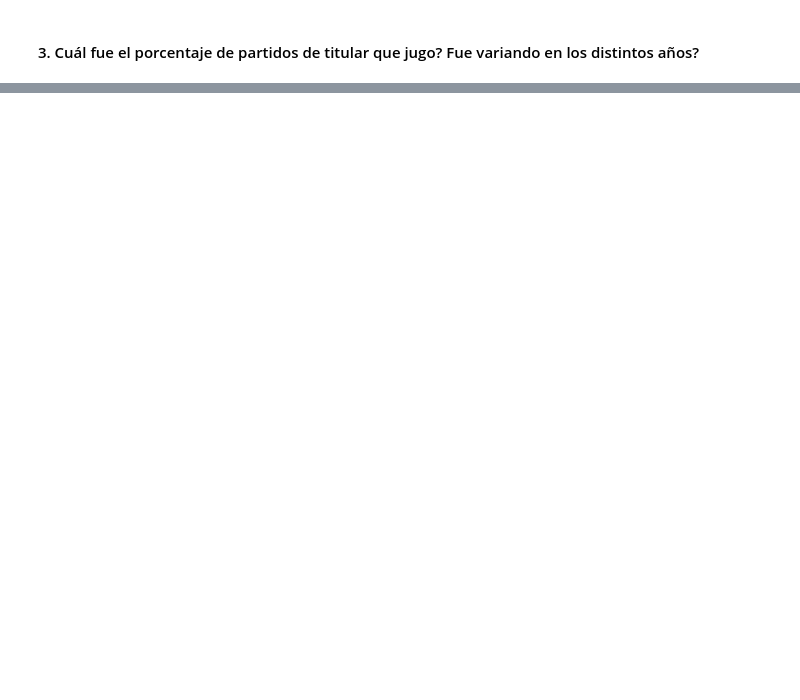
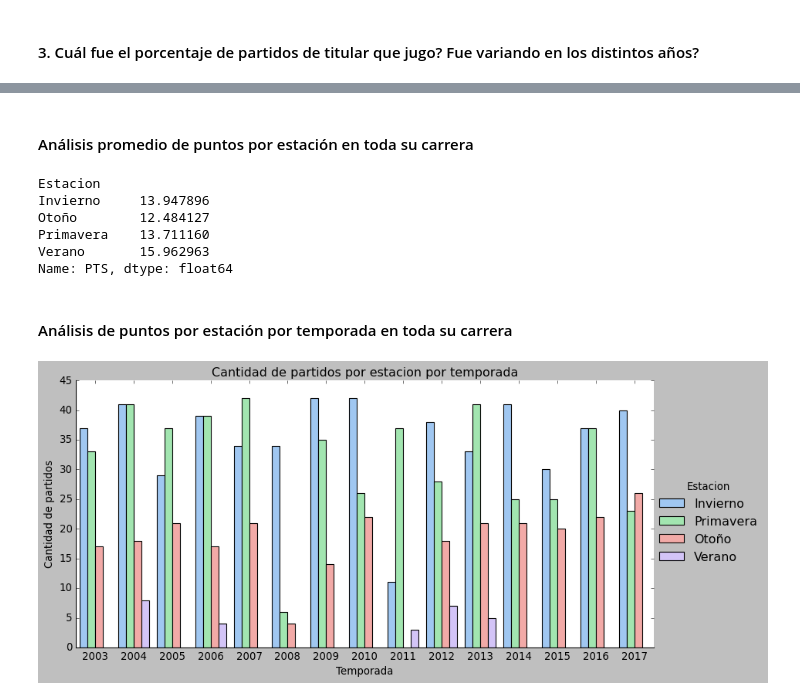
Before and after one commit to Tinchoalison/Analisis-Manu-Ginobili, a Jupyter notebook: Proyecto.ipynb, the cells around one changed output, grey strips where cells are left out. Cells and saved outputs as stored; diff of their text form; code cells hidden in the pictures; blank space fills up the shorter version.

```diff
--- a/Proyecto.ipynb
+++ b/Proyecto.ipynb
@@ -1161,0 +1149,22 @@ Links
+# %% [markdown]
+#### Análisis promedio de puntos por estación en toda su carrera
+# %%
+extras1 = df_manu.groupby(["Estacion"])["PTS"].sum() / df_manu.groupby(["Estacion"])["PTS"].count()
+extras1
+# %% [output]
+Estacion
+Invierno     13.947896
+Otoño        12.484127
+Primavera    13.711160
+Verano       15.962963
+Name: PTS, dtype: float64
+# %% [markdown]
+#### Análisis de puntos por estación por temporada en toda su carrera
+# %%
+sty.use("seaborn-pastel")
+sns.catplot(x="SEASON", hue = "Estacion", kind='count', data=df_manu, height=5, aspect=2, estimator=np.sum )
+plt.xlabel("Temporada")
+plt.ylabel("Cantidad de partidos")
+plt.title("Cantidad de partidos por estacion por temporada");
+# %% [output]
+[figure, added]
```
Also changed, not shown: parts of 65 cells of this notebook, 2 other files.
